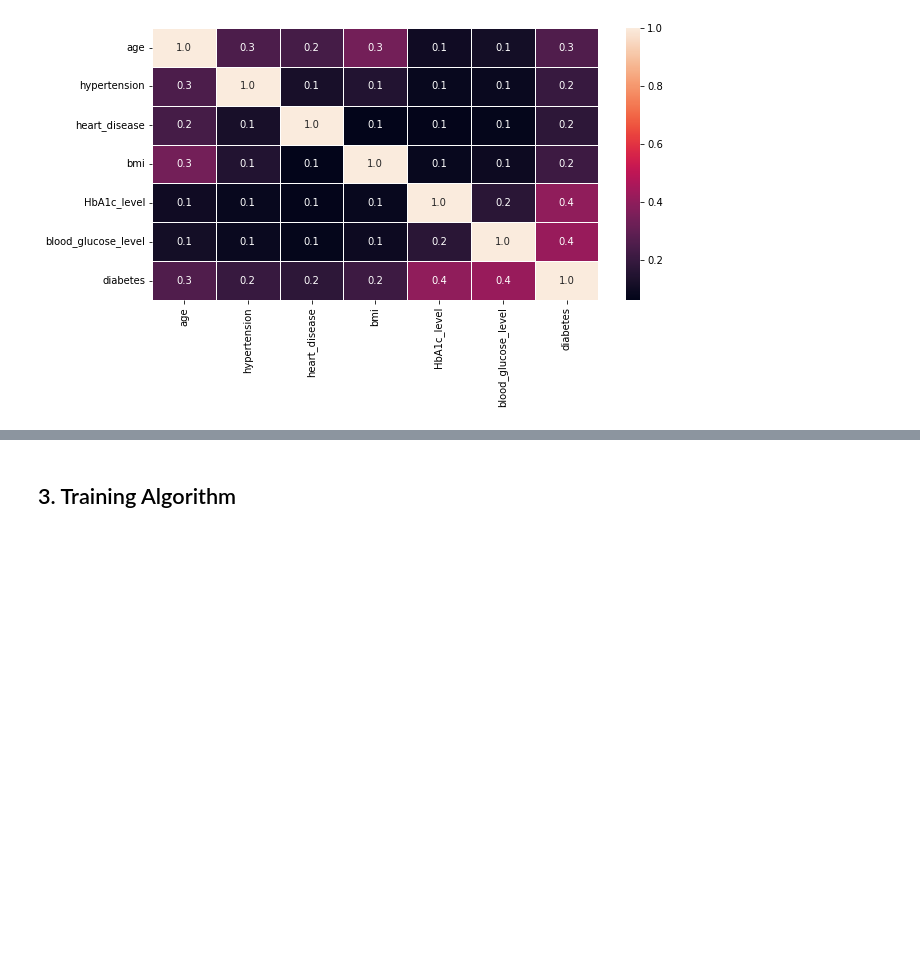
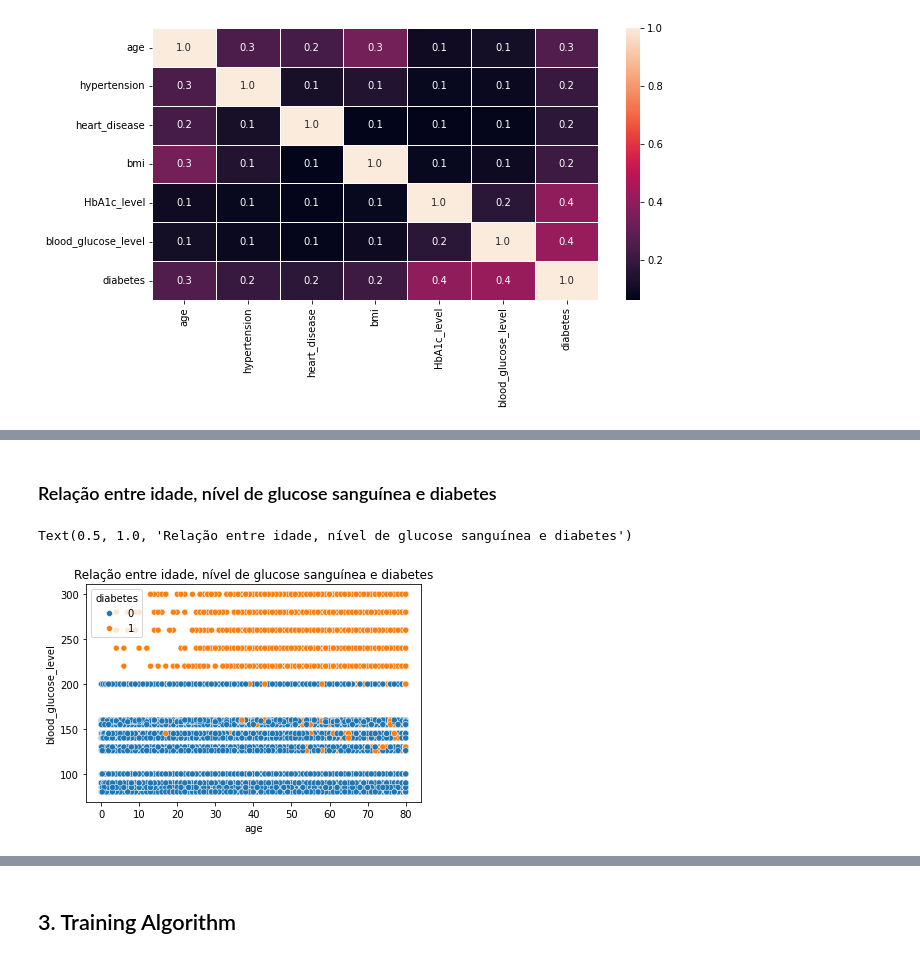
Before and after one commit to claralimasilva/Diabetes-Prediction-System, a Jupyter notebook: notebooks/01-exploratory_data_analysis.ipynb, the cells around one changed output, grey strips where cells are left out. Saved outputs shown, nothing was run; the diff lists cells and outputs as text; code cells hidden in the pictures; blank space fills up the shorter version.

```diff
--- a/notebooks/01-exploratory_data_analysis.ipynb
+++ b/notebooks/01-exploratory_data_analysis.ipynb
@@ -241,0 +250,8 @@ The default value of numeric_only in DataFrame.corr is deprecated. In a future v
+# %% [markdown]
+### Relação entre idade, nível de glucose sanguínea e diabetes
+# %%
+sns.scatterplot(data=df, x="age", y="blood_glucose_level", hue="diabetes")
+plt.title("Relação entre idade, nível de glucose sanguínea e diabetes")
+# %% [output]
+Text(0.5, 1.0, 'Relação entre idade, nível de glucose sanguínea e diabetes')
+[figure, added]
```
Also changed, not shown: parts of 4 cells of this notebook.
